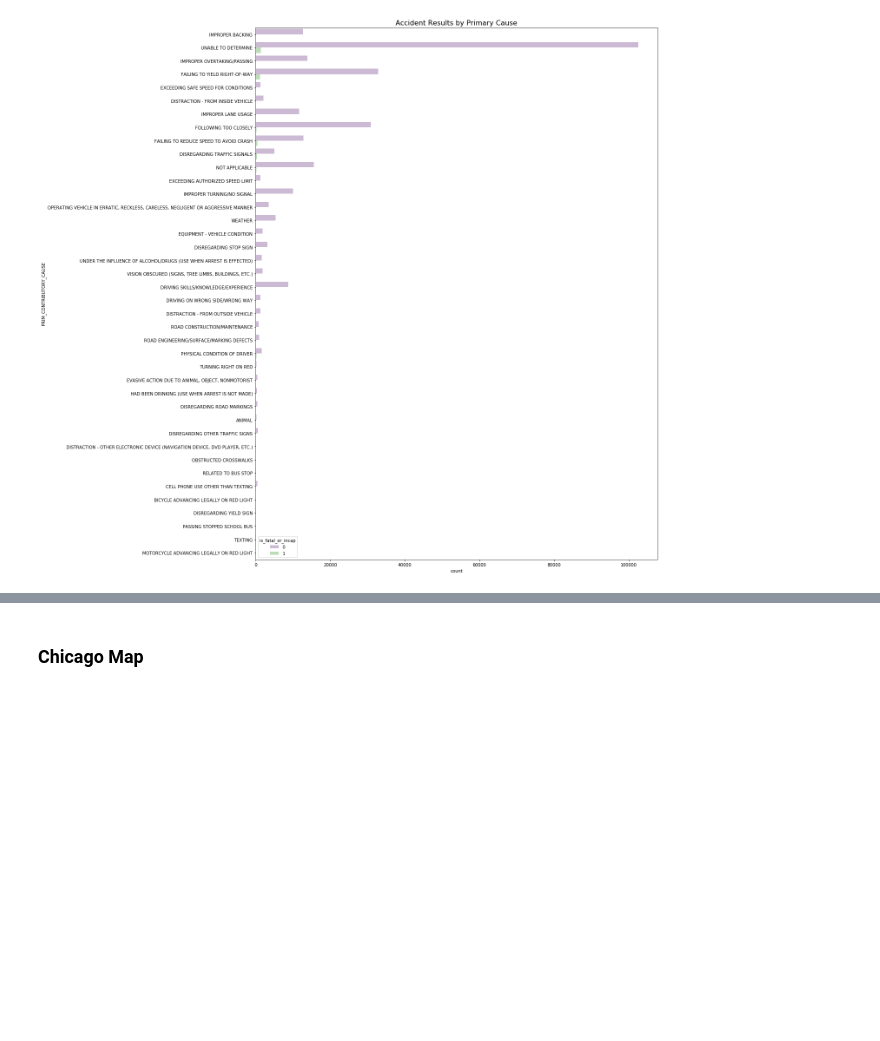
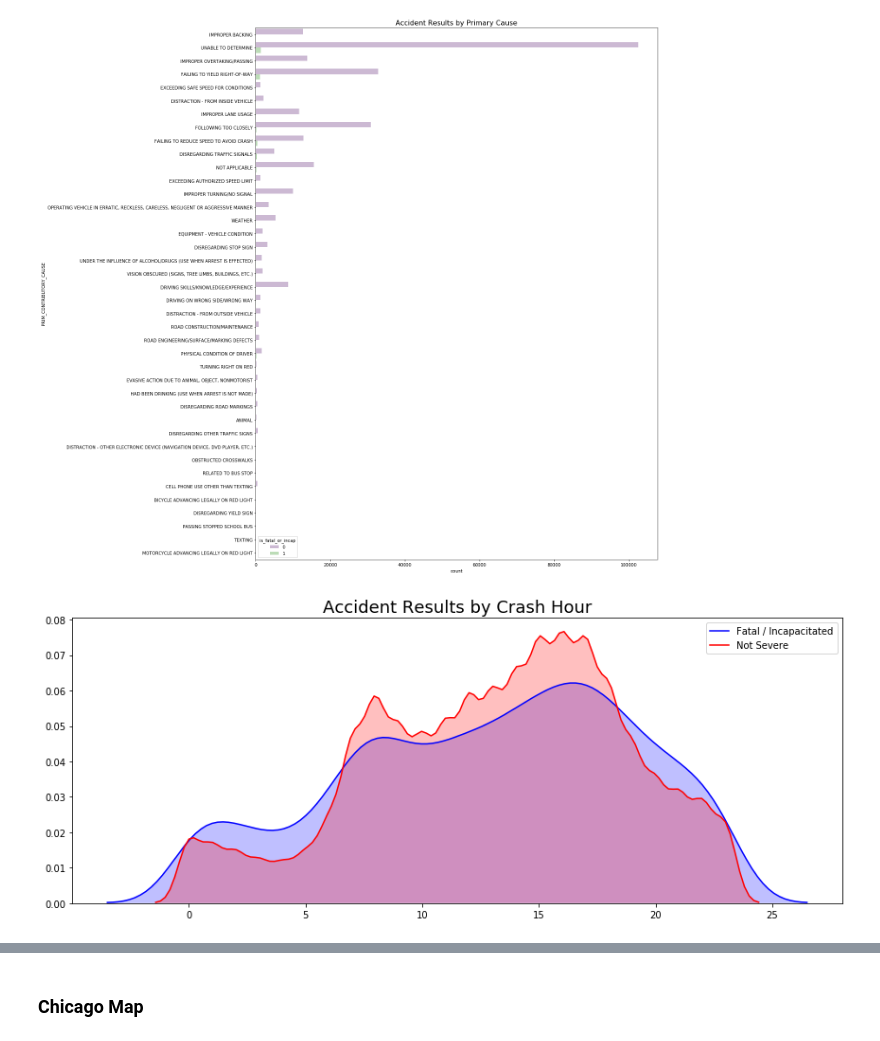
Before and after one commit to Morgan-Sell/chicago-traffic-safety, a Jupyter notebook: eda_feature_engineer.ipynb, the cells around one changed output, grey strips where cells are left out. Cells and saved outputs as stored; diff of their text form; code cells hidden in the pictures; blank space fills up the shorter version.

```diff
--- a/eda_feature_engineer.ipynb
+++ b/eda_feature_engineer.ipynb
@@ -348,6 +345,8 @@ fig.tight_layout();
 # %% [output]
 [figure]
 # %%
-plot_density_distribution_by_class(accidents, 'is_fatal_or_incap', 'CRASH_HOUR', (12,5), 'Accident Results by Crash Hour', 0)
+eda_feat_eng_utils.plot_density_distribution_by_class(accidents, 'is_fatal_or_incap', 'CRASH_HOUR', (12,5), 'Accident Results by Crash Hour', 0)
+# %% [output]
+[figure, added]
 # %%
 # Sunday = 1
```
Also changed, not shown: parts of 12 cells of this notebook, 1 other file.
